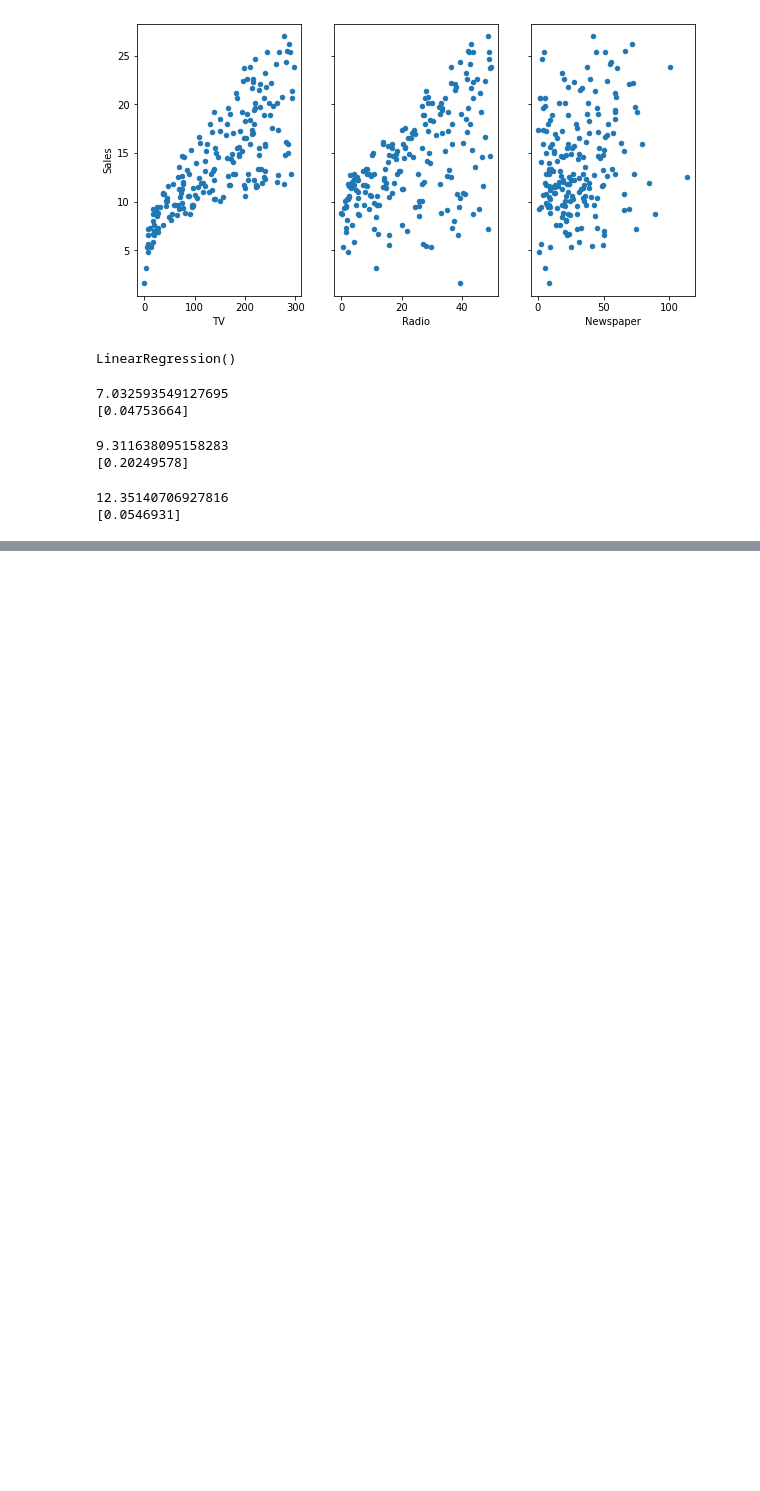
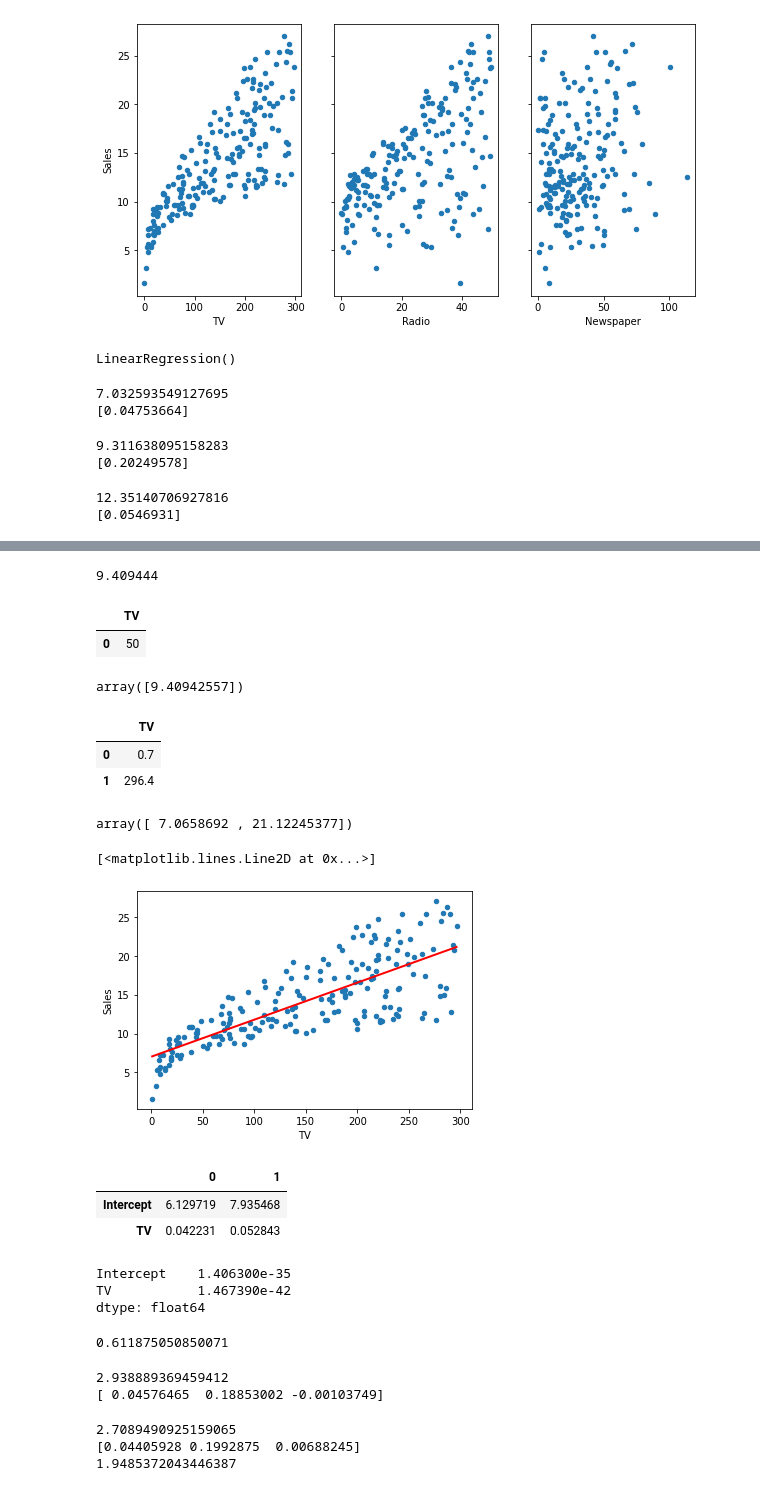
Before and after one commit to mrazzaqe/Machine-Learing, a Jupyter notebook: linearregression.ipynb, the cells around one changed output, grey strips where cells are left out. Saved outputs shown, nothing was run; the diff lists cells and outputs as text; code cells hidden in the pictures; blank space fills up the shorter version.

```diff
--- a/linearregression.ipynb
+++ b/linearregression.ipynb
@@ -76,0 +129,8 @@ print(lm.coef_)
+# %%
+feature_cols=["TV"]
+x=data[feature_cols]
+y=data.Sales
+# %%
+from sklearn.linear_model import LinearRegression
+lm = LinearRegression()
+lm.fit(x,y)
@@ -76,0 +145,52 @@ print(lm.coef_)
+# %%
+7.032594+0.047537*50
+# %% [output]
+9.409444
+# %%
+X_new = pd.DataFrame({"TV":[50]})
+X_new.head()
+# %% [output]
+|  | TV |
+| 0 | 50 |
+# %%
+lm.predict(X_new)
+# %% [output]
+array([9.40942557])
+# %%
+X_new = pd.DataFrame({'TV':[data.TV.min(),data.TV.max()]})
+X_new.head()
+# %% [output]
+|  | TV |
+| 0 | 0.7 |
+| 1 | 296.4 |
+# %%
+preds =lm.predict(X_new)
+preds
+# %% [output]
+array([ 7.0658692 , 21.12245377])
+# %%
+data.plot(kind="scatter",x="TV", y="Sales")
+plt.plot(X_new, preds, c="red", linewidth=2)
+# %% [output]
+[<matplotlib.lines.Line2D at 0x...>]
+[figure, added]
+# %%
+import statsmodels.formula.api as smf
+lm=smf.ols(formula="Sales ~ TV", data=data).fit()
+lm.conf_int()
+# %% [output]
+|  | 0 | 1 |
+| Intercept | 6.129719 | 7.935468 |
+| TV | 0.042231 | 0.052843 |
+# %%
+#printing the P-values
+lm.pvalues
+# %% [output]
+Intercept    1.406300e-35
+TV           1.467390e-42
+dtype: float64
+# %%
+#print the Rsquared value
+lm.rsquared
+# %% [output]
+0.611875050850071
@@ -76,0 +206,19 @@ print(lm.coef_)
+# %%
+lm = LinearRegression()
+lm.fit(X,y)
+print(lm.intercept_)
+print(lm.coef_)
+# %% [output]
+2.938889369459412
+[ 0.04576465  0.18853002 -0.00103749]
+# %%
+lm = LinearRegression()
+lm.fit(xtrain, ytrain)
+print(lm.intercept_)
+print(lm.coef_)
+predictions = lm.predict(xtest)
+print(sqrt(mean_squared_error(ytest,predictions)))
+# %% [output]
+2.7089490925159065
+[0.04405928 0.1992875  0.00688245]
+1.9485372043446387
```
Also changed, not shown: parts of 17 cells of this notebook.
